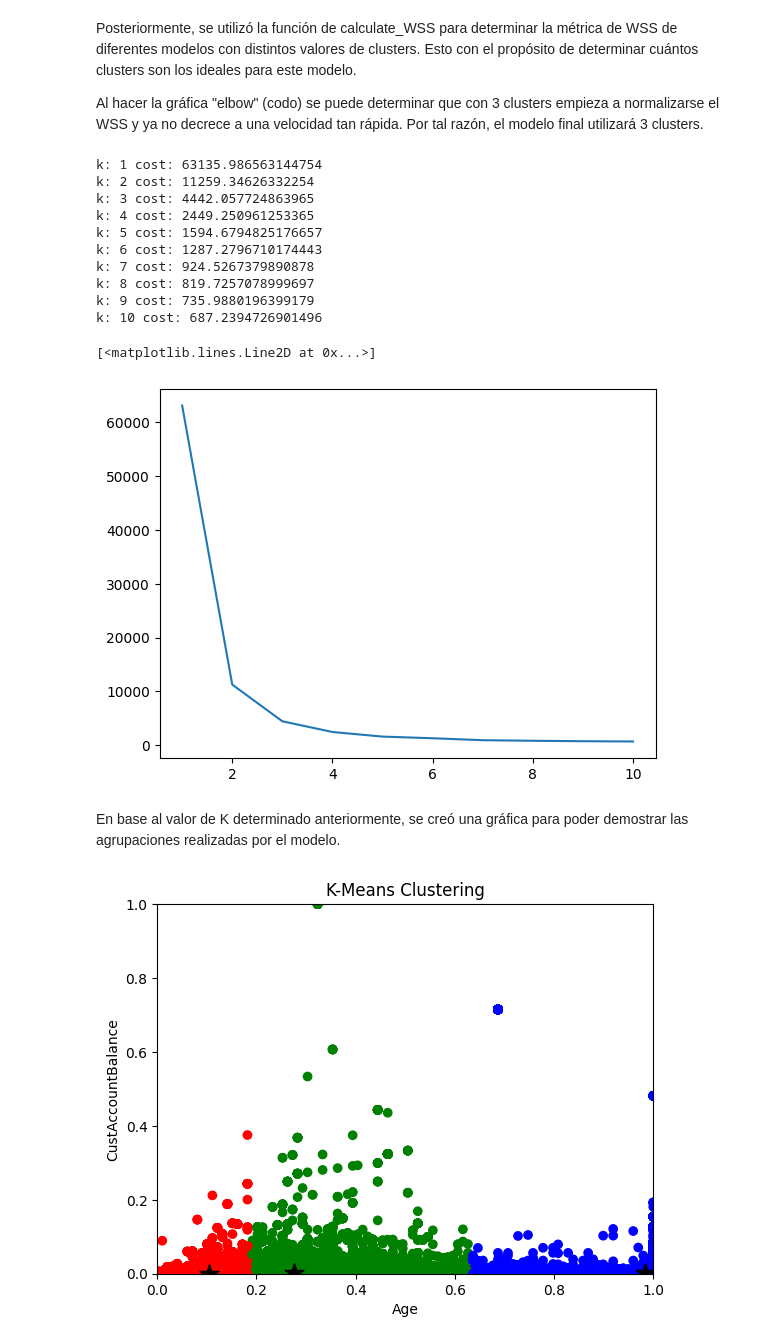
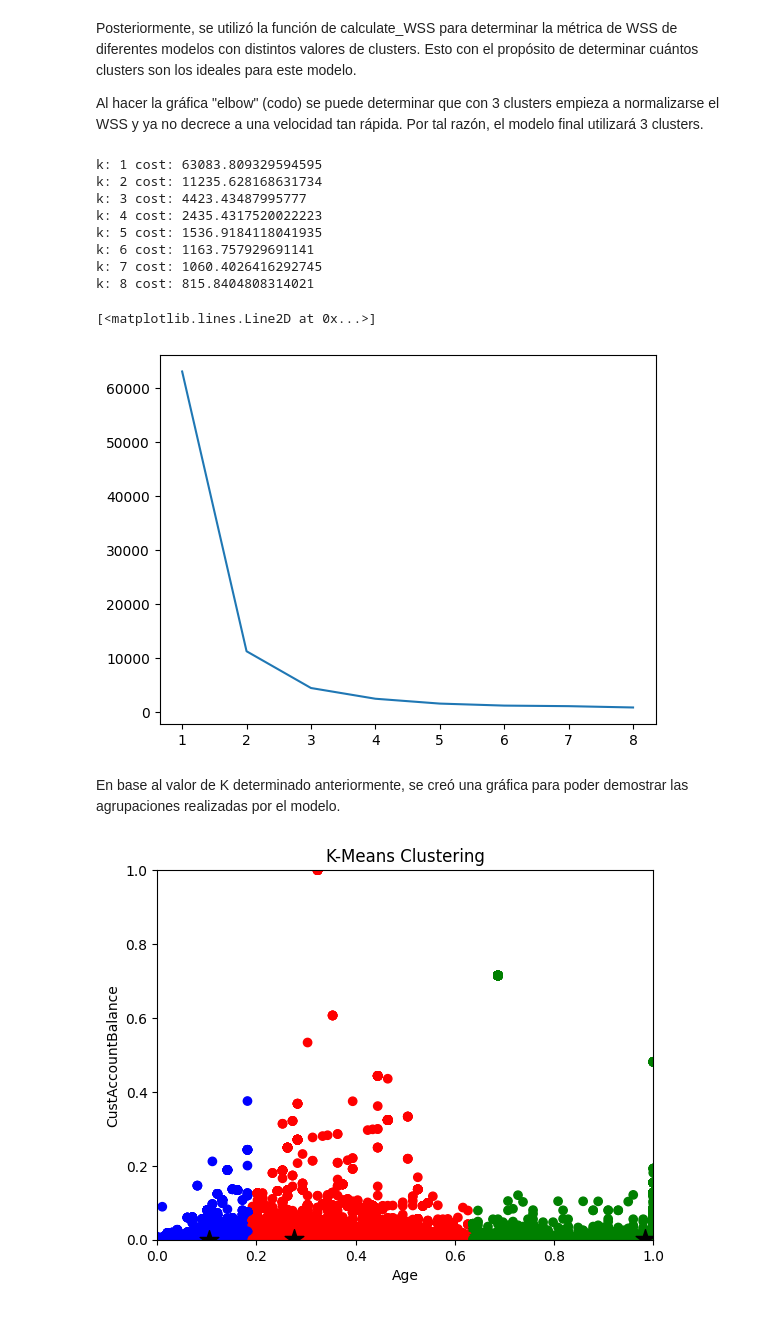
Before and after one commit to 20Candy/Lab7IA, a Jupyter notebook: ClientesBanco.ipynb, the cells around one changed output. Drawn from its saved outputs; the diff is of its cells as text; code cells hidden in the pictures.

```diff
--- a/ClientesBanco.ipynb
+++ b/ClientesBanco.ipynb
@@ -192,5 +204,7 @@ En este caso se utilizarán las variables que presentan una correlación positiv
 # %%
-# Correlación entre las columnas y el status
-corr = df_feat.corr()['CustAccountBalance'].sort_values()
+# Correlación entre las columnas y el status, valores absolutos
+corr = df_feat.corr()['CustAccountBalance'].abs().sort_values(ascending=False)
 print(corr)
+
+X = df_feat[['Age', 'CustAccountBalance', 'TransactionAmount (INR)']].values
 # %% [output]
@@ -277,7 +309,7 @@ def calculate_WSS(points, kmax=10):
     centroids, cluster_assignments = kmeans(points, k)
     curr_sse = 0
 
-    # calculate square of Euclidean distance of each point from its cluster center and add to current WSS
+    # equivalente a inertia en sklearn
     for i in range(len(points)):
       curr_center = centroids[cluster_assignments[i]]
       curr_sse += (points[i, 0] - curr_center[0]) ** 2 + (points[i, 1] - curr_center[1]) ** 2
@@ -287,59 +319,56 @@ def calculate_WSS(points, kmax=10):
 
   return sse
 
-
-X = df_feat[['Age', 'CustAccountBalance']].values
-sse = calculate_WSS(X, kmax=10)
+sse = calculate_WSS(X, kmax=8)
 
 fig = plt.figure()
 ax = plt.axes()
 
-x_plot = list(range(1,11))
+x_plot = list(range(1,9))
 ax.plot(x_plot, sse)
 # %% [output]
-k: 1 cost: 63135.986563144754
-k: 2 cost: 11259.34626332254
-k: 3 cost: 4442.057724863965
-k: 4 cost: 2449.250961253365
-k: 5 cost: 1594.6794825176657
-k: 6 cost: 1287.2796710174443
-k: 7 cost: 924.5267379890878
-k: 8 cost: 819.7257078999697
-k: 9 cost: 735.9880196399179
-k: 10 cost: 687.2394726901496
+k: 1 cost: 63083.809329594595
+k: 2 cost: 11235.628168631734
+k: 3 cost: 4423.43487995777
+k: 4 cost: 2435.4317520022223
+k: 5 cost: 1536.9184118041935
+k: 6 cost: 1163.757929691141
+k: 7 cost: 1060.4026416292745
+k: 8 cost: 815.8404808314021
 [<matplotlib.lines.Line2D at 0x...>]
-[figure, old version]
+[figure, new version]
 # %% [markdown]
 En base al valor de K determinado anteriormente, se creó una gráfica para poder demostrar las agrupaciones realizadas por el modelo.
 # %%
 import matplotlib.pyplot as plt
 from mpl_toolkits.mplot3d import Axes3D
 
 # Calcular los centroides y los índices de asignación de clúster
+# X Contiene las variables con mayor correlación a CustAccountBalance. i.e. Age, CustAccountBalance, TransactionAmount (INR)...
 centroids, cluster_assignments = kmeans(X, K=3)
 
 fig = plt.figure()
 ax = fig.add_subplot(111)
 
 # Assign different colors to each cluster
 colors = ['r', 'g', 'b', 'c', 'm', 'y', 'k', 'b']
 cluster_colors = [colors[i] for i in cluster_assignments]
 
 # Plot the data points
-ax.scatter(X[:, 0], X[:, 1], c=cluster_colors)
+ax.scatter(df_feat['Age'], df_feat['CustAccountBalance'], c=cluster_colors)
 
 # Plot the centroids
 ax.scatter(centroids[:, 0], centroids[:, 1], c='black', marker='*', s=200)
 
 # Set the axis labels
 ax.set_xlabel('Age')
 ax.set_ylabel('CustAccountBalance')
 ax.set_title('K-Means Clustering')
 
-ax.set_xlim([min(X[:, 0]), max(X[:, 0])])
-ax.set_ylim([min(X[:, 1]), max(X[:, 1])])
+ax.set_xlim([min(df_feat['Age']), max(df_feat['Age'])])
+ax.set_ylim([min(df_feat['CustAccountBalance']), max(df_feat['CustAccountBalance'])])
 
 plt.show()
 # %% [output]
-[figure, old version]
+[figure, new version]
 # %% [markdown]
```
Also changed, not shown: parts of 22 cells of this notebook.
